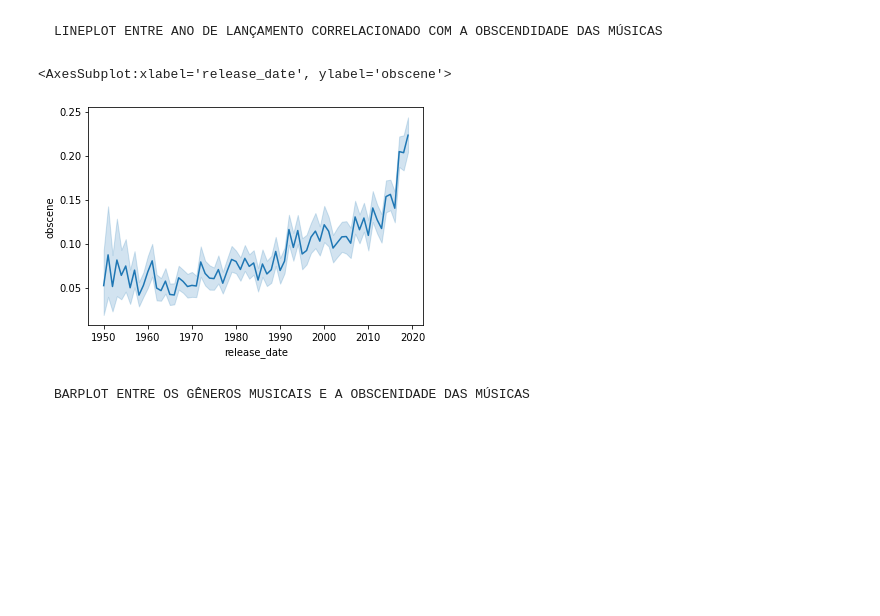
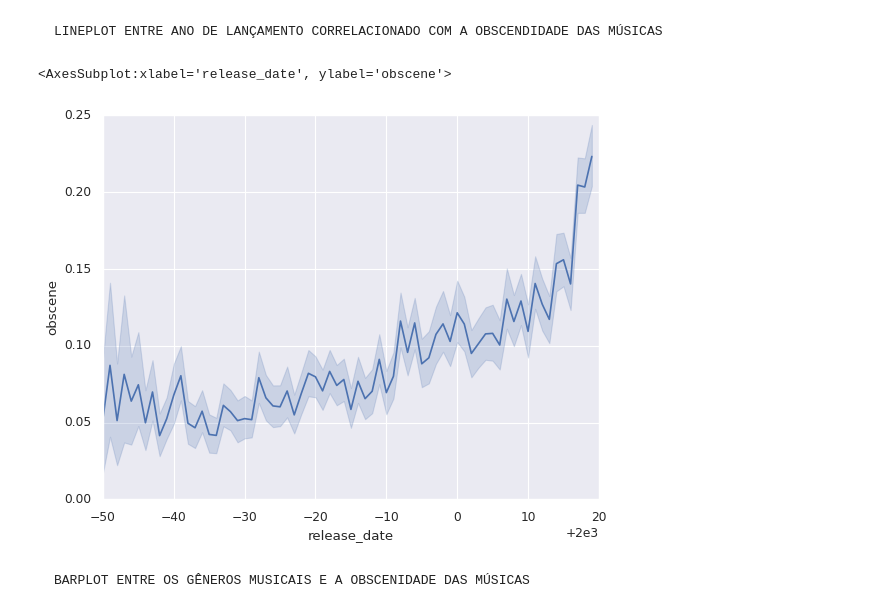
Before and after one commit to viniciusolzon/Music_Analysis, a Jupyter notebook: notebooks/dados.ipynb, the cells around one changed output. Saved outputs shown, nothing was run; the diff lists cells and outputs as text; code cells hidden in the pictures; blank space fills up the shorter version.

```diff
--- a/notebooks/dados.ipynb
+++ b/notebooks/dados.ipynb
@@ -46,10 +45,11 @@ df.describe()
 # %% [markdown]
     LINEPLOT ENTRE ANO DE LANÇAMENTO CORRELACIONADO COM A OBSCENDIDADE DAS MÚSICAS
 # %%
+sns.set_theme()
 sns.lineplot(x="release_date", y="obscene", data= df)
 # %% [output]
 <AxesSubplot:xlabel='release_date', ylabel='obscene'>
-[figure, old version]
+[figure, new version]
 # %% [markdown]
     BARPLOT ENTRE OS GÊNEROS MUSICAIS E A OBSCENIDADE DAS MÚSICAS
 # %%
```
Also changed, not shown: parts of 18 cells of this notebook.
